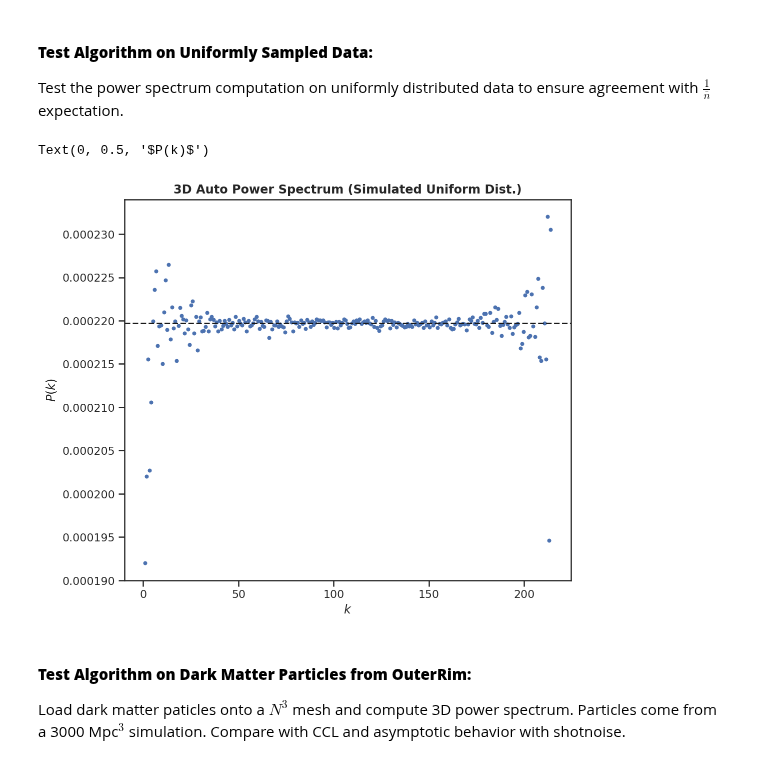
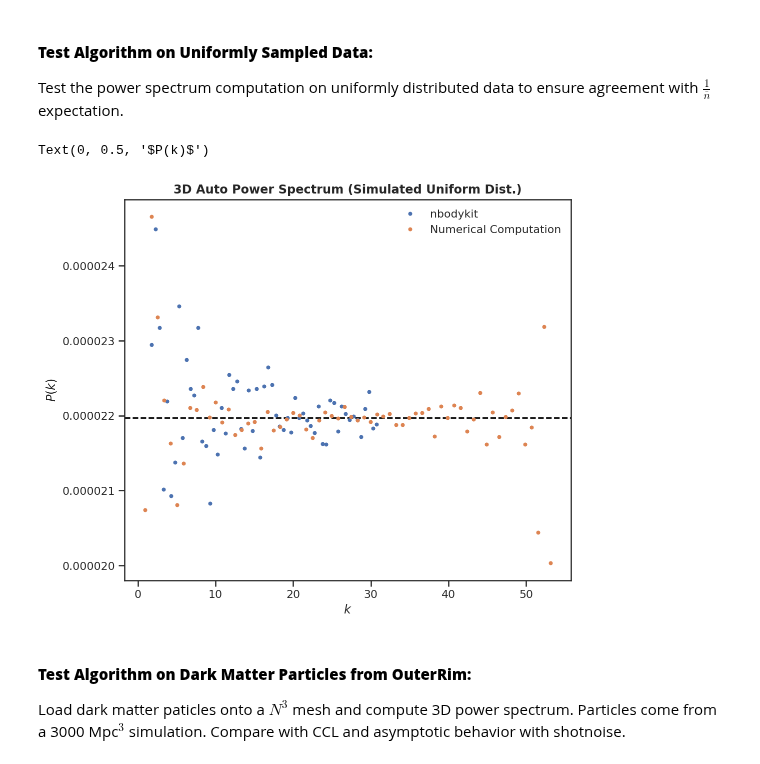
Before and after one commit to LSSTDESC/DC2-analysis, a Jupyter notebook: contributed/nonlinear_bias/power_3D_test.ipynb, the cells around one changed output. Drawn from its saved outputs; the diff is of its cells as text; code cells hidden in the pictures.

```diff
--- a/contributed/nonlinear_bias/power_3D_test.ipynb
+++ b/contributed/nonlinear_bias/power_3D_test.ipynb
@@ -174,14 +176,14 @@ def average_pow_spec(k_vals, p_vals, n_bins):
 Test the power spectrum computation on uniformly distributed data to ensure agreement with $\frac{1}{\overline{n}}$ expectation.
 # %%
 # Initialize uniformly distributed data and convert to a 3D grid
-n_tot = 10**7
+n_tot = 10**8
 box_len = 13
 
 x_data = np.random.uniform(0, box_len, n_tot)
 y_data = np.random.uniform(0, box_len, n_tot)
 z_data = np.random.uniform(0, box_len, n_tot)
 
-N_bins = 512
+N_bins = 128
 xyz_array = np.histogramdd((x_data,y_data,z_data), bins=N_bins)[0]
 
 # Compute and plot power spectrum
@@ -189,17 +191,26 @@ box_size = box_len*np.ones(3)
 n_bar = n_tot/(box_len)**3
 
 k, p_k = calculate_auto_pow_spec_3D(xyz_array, box_size)
-k, p_k, n = average_pow_spec(k, p_k, 256)
-
-plt.figure(figsize=(8,7))
-plt.plot(k, p_k, '.')
-plt.axhline(1/n_bar, linestyle="--", color="k")
-plt.title("3D Auto Power Spectrum (Simulated Uniform Dist.)", fontweight="bold")
-plt.xlabel(r"$k$")
-plt.ylabel(r"$P(k)$")
+k, p_k, n = average_pow_spec(k, p_k, 64)
-# %% [output]
-Text(0, 0.5, '$P(k)$')
-[figure, removed]
+# %%
+# Compute using nbodykit
+rho = n_tot/N_bins**3
+delta_xyz =1/rho*(xyz_array-rho*np.ones_like(xyz_array))
+xyz_mesh = ArrayMesh(delta_xyz, BoxSize=box_size)
+r_3d = FFTPower(xyz_mesh, mode='1d', dk=0.5, kmin=1)
+P3D = r_3d.power
+
+plt.figure(figsize=(8,7))
+plt.axhline(1/n_bar, linestyle="--", color="k")
+plt.plot(P3D['k'][1:], P3D['power'].real[1:], '.', label="nbodykit")
+plt.plot(k, p_k, '.', label="Numerical Computation")
+plt.title("3D Auto Power Spectrum (Simulated Uniform Dist.)", fontweight="bold")
+plt.legend(frameon=False)
+plt.xlabel(r"$k$")
+plt.ylabel(r"$P(k)$")
+# %% [output]
+Text(0, 0.5, '$P(k)$')
+[figure, added]
 # %% [markdown]
 #### **Test Algorithm on Dark Matter Particles from OuterRim:**
 
```
Also changed, not shown: parts of 6 cells of this notebook.
